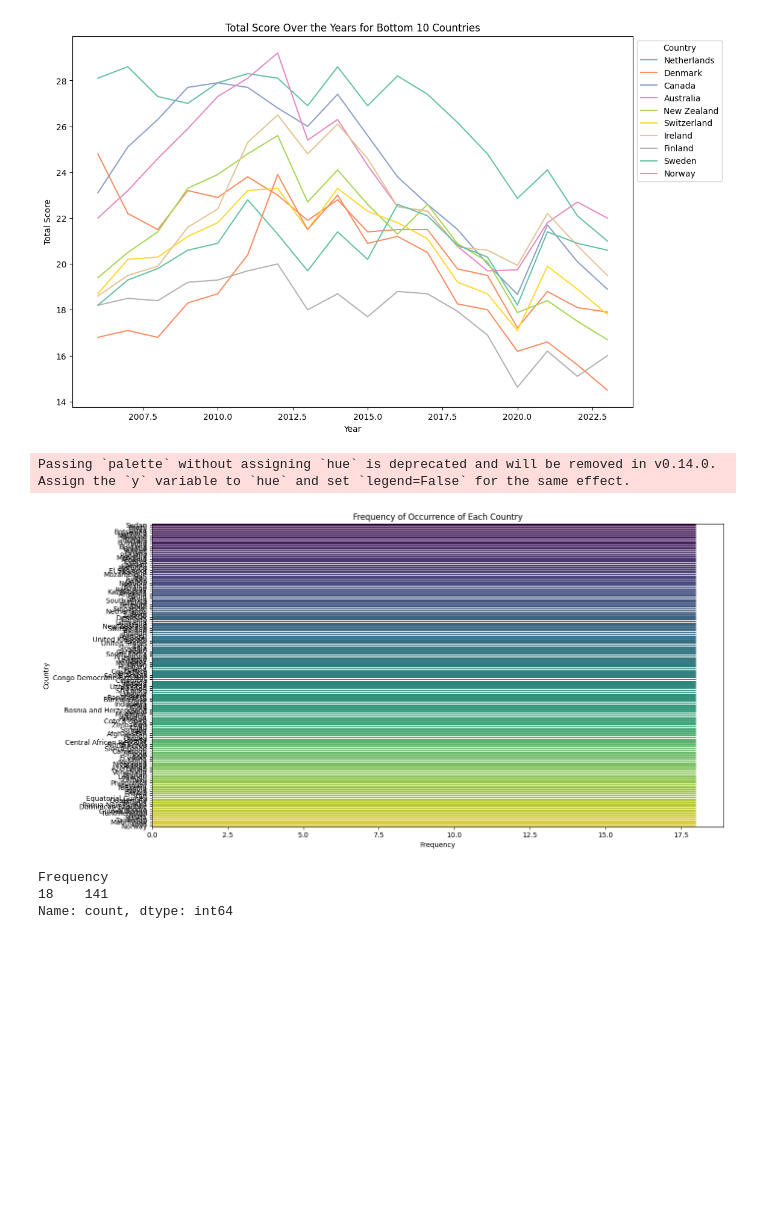
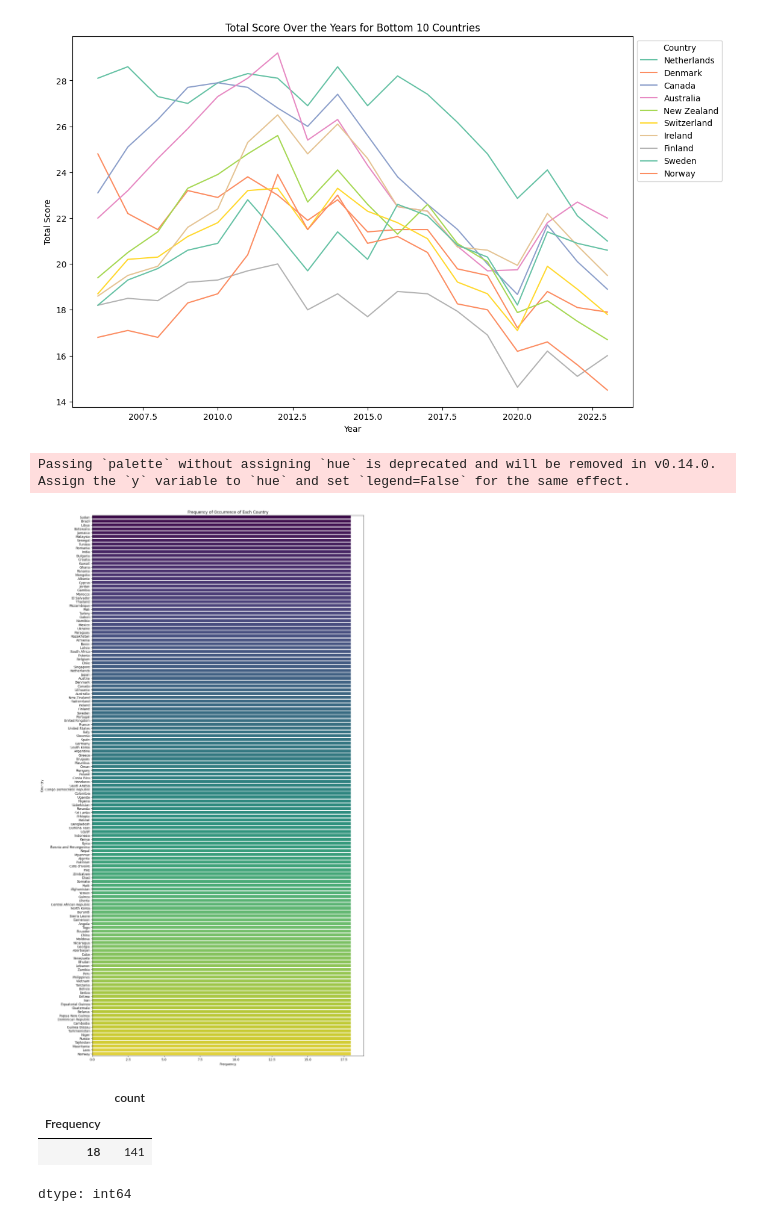
Before and after one commit to thhelen/-Predictive-Modeling-for-State-Fragility-Assessment, a Jupyter notebook: eda.ipynb, the cells around one changed output. Drawn from its saved outputs; the diff is of its cells as text; code cells hidden in the pictures; blank space fills up the shorter version.

```diff
--- a/eda.ipynb
+++ b/eda.ipynb
@@ -27,7 +35,7 @@ train_2019 = pd.read_excel("fsi-2019.xlsx")
 train_2020 = pd.read_excel("fsi-2020.xlsx")
 train_2021 = pd.read_excel("fsi-2021.xlsx")
 train_2022 = pd.read_excel("fsi-2022-download.xlsx")
-train_2023 = pd.read_excel("fSI-2023-DOWNLOAD (1).xlsx")
+train_2023 = pd.read_excel("FSI-2023-DOWNLOAD (1).xlsx")
 # %%
 train_2006.Country.unique()
 # %% [output]
@@ -412,22 +387,23 @@ plt.show()
 [figure]
 # %%
 country_counts = combined_train['Country'].value_counts()
-plt.figure(figsize=(15, 8))
+plt.figure(figsize=(15, 30))
 sns.barplot(x=country_counts.values, y=country_counts.index, palette='viridis')
 plt.title('Frequency of Occurrence of Each Country')
 plt.xlabel('Frequency')
 plt.ylabel('Country')
 plt.show()
 # %% [output]
 Passing `palette` without assigning `hue` is deprecated and will be removed in v0.14.0. Assign the `y` variable to `hue` and set `legend=False` for the same effect.
-[figure, old version]
+[figure, new version]
 # %%
 country_counts = combined_train['Country'].value_counts()
 unique_countries = pd.DataFrame({'Country': country_counts.index, 'Frequency': country_counts.values})
 unique_countries.Frequency.value_counts()
 # %% [output]
+|  | count |
+| Frequency |  |
+| 18 | 141 |
-Frequency
-18    141
-Name: count, dtype: int64
+dtype: int64
 # %%
 combined_train.to_csv("combined_train_clean.csv")
```
Also changed, not shown: parts of 12 cells of this notebook.
